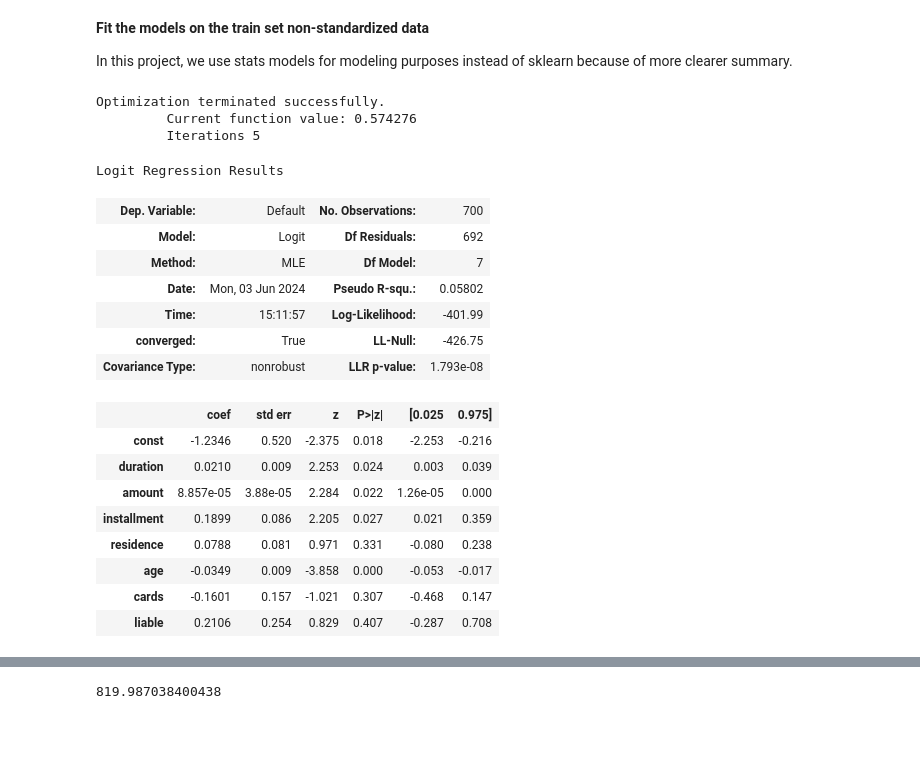
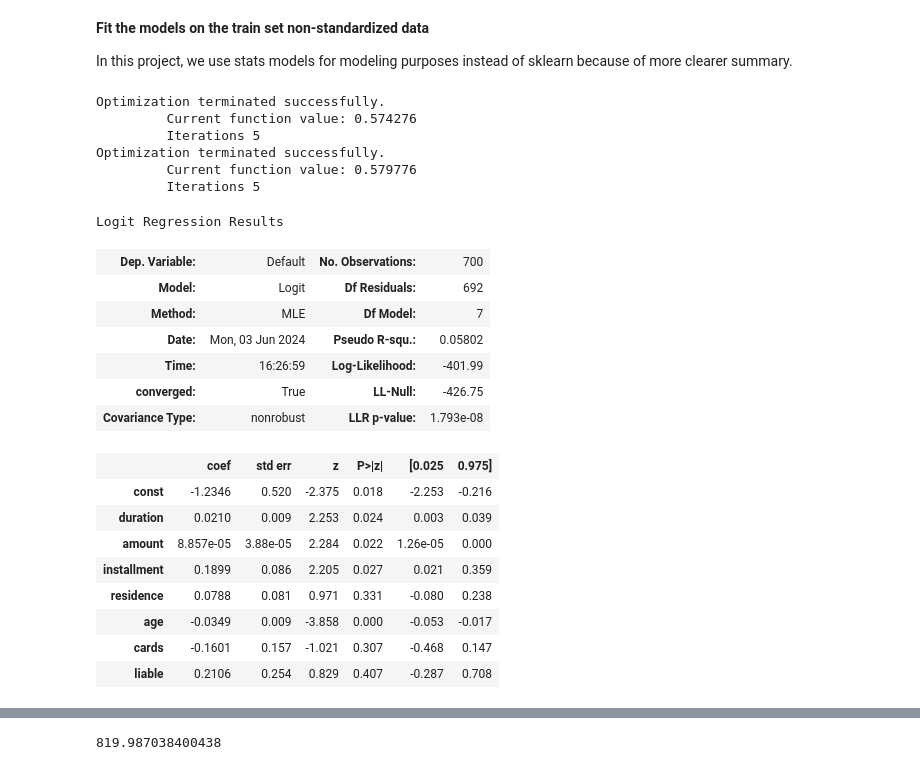
Before and after one commit to elgunismayil0v/Reproducible-Research_Project, a Jupyter notebook: notebooks/Logistic regresion.ipynb, the cells around one changed output, grey strips where cells are left out. Drawn from its saved outputs; the diff is of its cells as text; code cells hidden in the pictures; blank space fills up the shorter version.

```diff
--- a/notebooks/Logistic regresion.ipynb
+++ b/notebooks/Logistic regresion.ipynb
@@ -47,6 +47,7 @@ credit.head()
 X = credit.drop(columns=['Default'])
 y = credit['Default']
 X_train, X_test, y_train, y_test = train_test_split(X, y, train_size=0.70, random_state=42)
+X_train_origin, X_test_origin, y_train_origin, y_test_origin = train_test_split(X, y, train_size=0.75, random_state=42)
 # %% [markdown]
 **Fit the models on the train set non-standardized data**
 
@@ -54,18 +55,22 @@ In this project, we use stats models for modeling purposes instead of sklearn be
 # %%
 # Fit logistic regression model
 lrn = sm.Logit(y_train, sm.add_constant(X_train)).fit()
+lrn_origin = sm.Logit(y_train_origin, sm.add_constant(X_train_origin)).fit()
 # Print summary
 lrn.summary()
 # %% [output]
 Optimization terminated successfully.
          Current function value: 0.574276
          Iterations 5
+Optimization terminated successfully.
+         Current function value: 0.579776
+         Iterations 5
 Logit Regression Results
 | Dep. Variable: | Default | No. Observations: | 700 |
 | Model: | Logit | Df Residuals: | 692 |
 | Method: | MLE | Df Model: | 7 |
 | Date: | Mon, 03 Jun 2024 | Pseudo R-squ.: | 0.05802 |
-| Time: | 15:11:57 | Log-Likelihood: | -401.99 |
+| Time: | 16:26:59 | Log-Likelihood: | -401.99 |
 | converged: | True | LL-Null: | -426.75 |
 | Covariance Type: | nonrobust | LLR p-value: | 1.793e-08 |
 |  | coef | std err | z | P>|z| | [0.025 | 0.975] |
```
Also changed, not shown: parts of 4 cells of this notebook.
